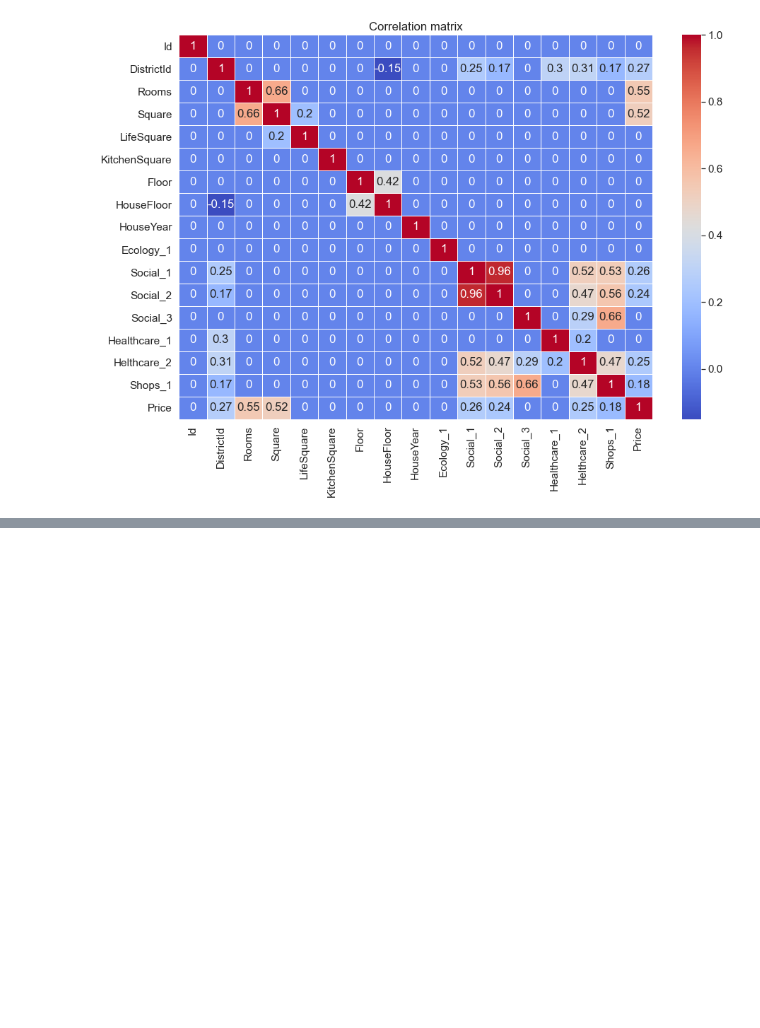
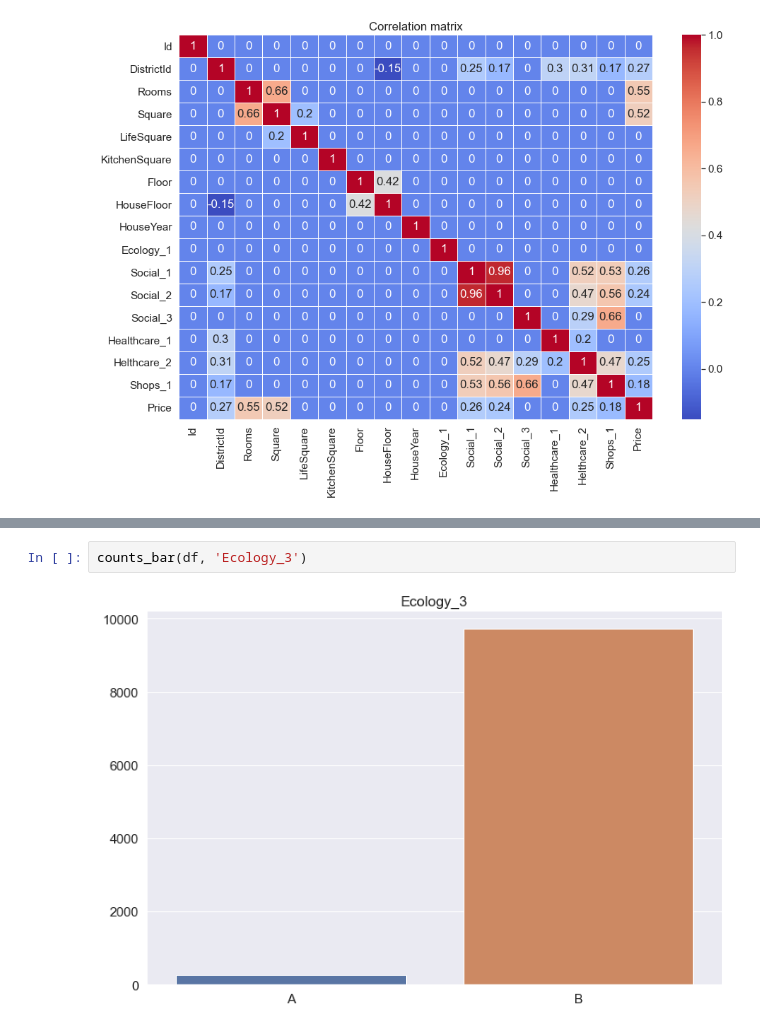
Before and after one commit to NickHlzv/Numpy-Pandas-Scikit, a Jupyter notebook: Course/Course.ipynb, the cells around one changed output, grey strips where cells are left out. Cells and saved outputs as stored; diff of their text form; blank space fills up the shorter version.

```diff
--- a/Course/Course.ipynb
+++ b/Course/Course.ipynb
@@ -380,0 +414,4 @@ plt.show()
+# %%
+counts_bar(df, 'Ecology_3')
+# %% [output]
+[figure, added]
```
Also changed, not shown: parts of 7 cells of this notebook.
